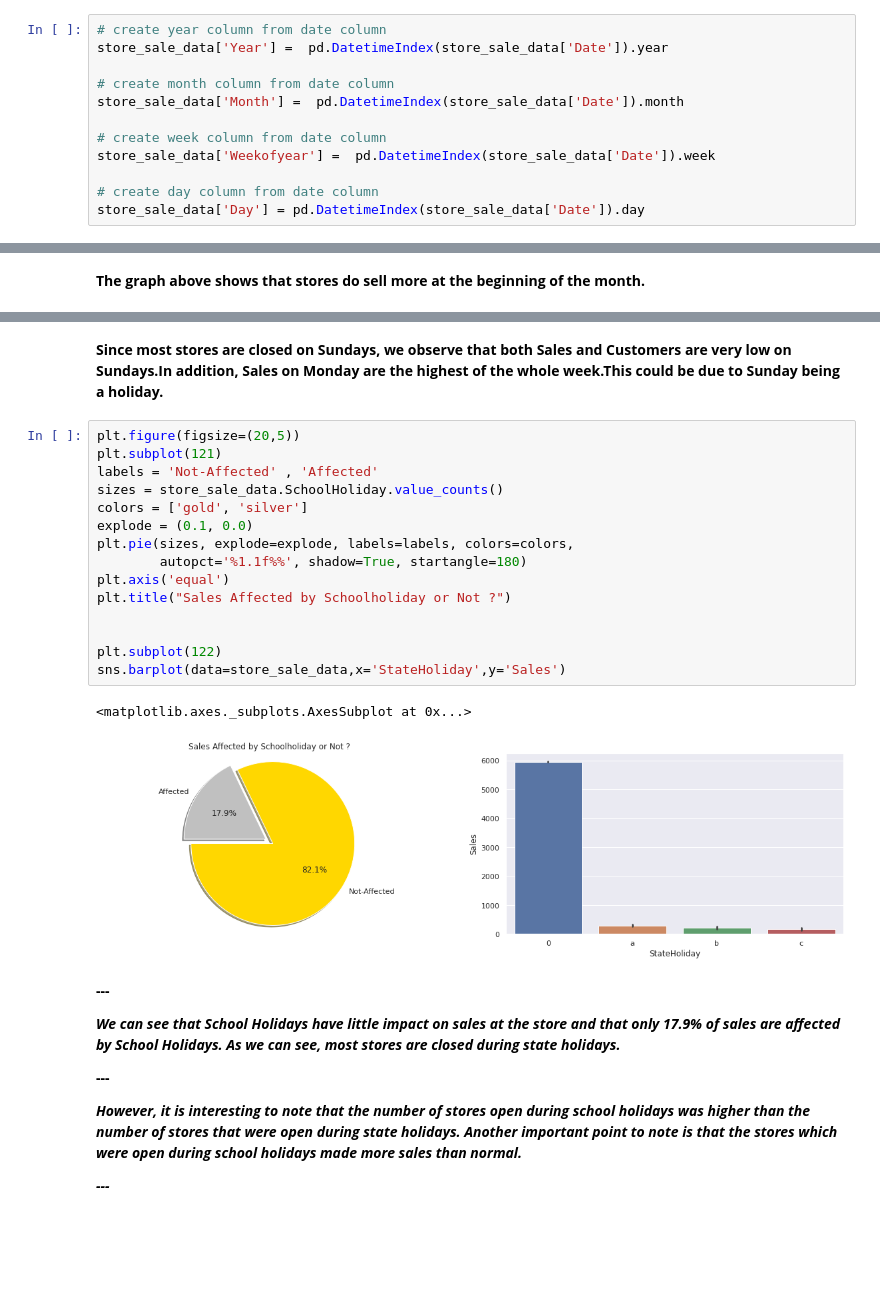
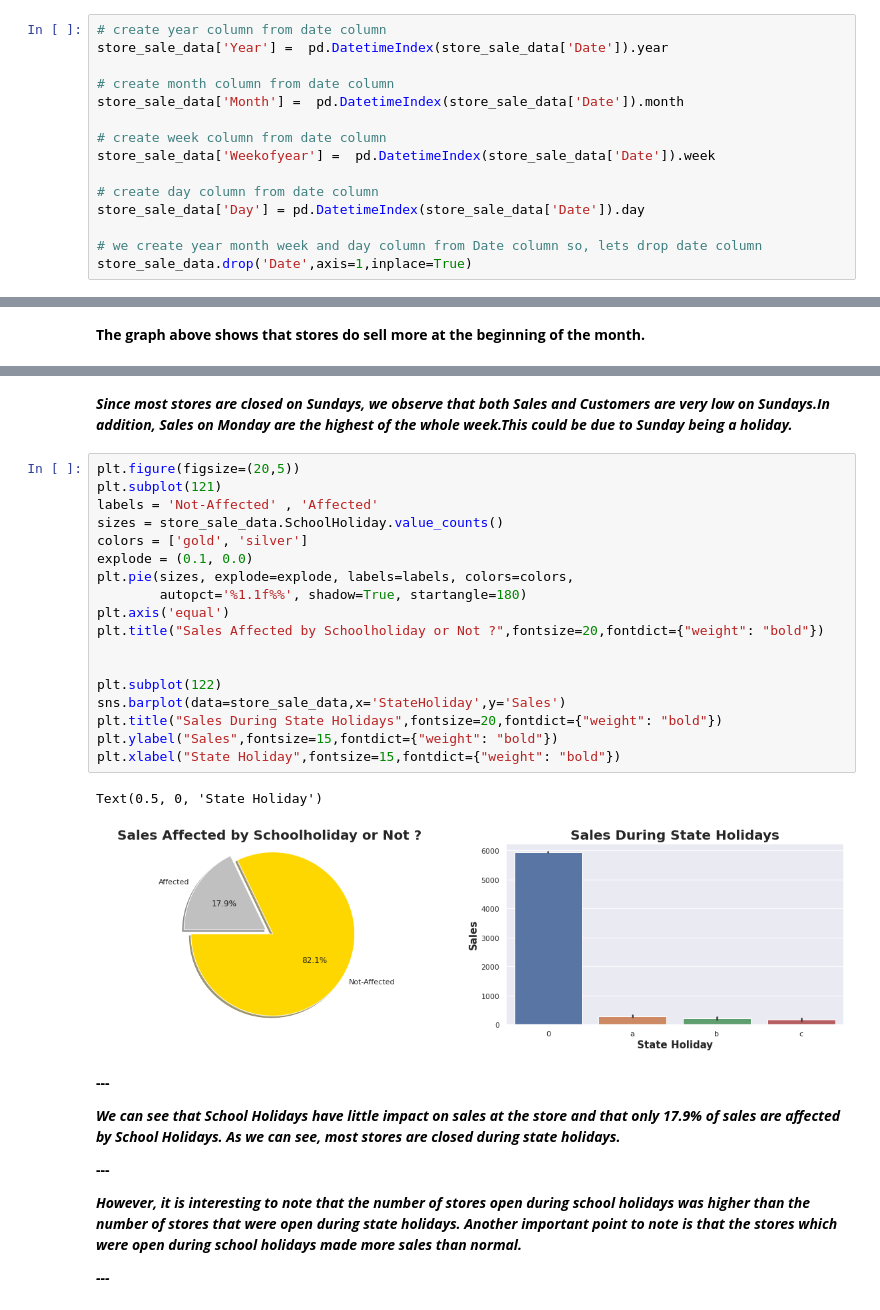
Before and after one commit to priyankashinde-DS/Rossmann_sales_prediction, a Jupyter notebook: ML(Supervised)_Rossmann_Sales_Prediction_Capstone_Project.ipynb, the cells around one changed output, grey strips where cells are left out. Saved outputs shown, nothing was run; the diff lists cells and outputs as text; blank space fills up the shorter version.

```diff
--- a/ML(Supervised)_Rossmann_Sales_Prediction_Capstone_Project.ipynb
+++ b/ML(Supervised)_Rossmann_Sales_Prediction_Capstone_Project.ipynb
@@ -375,6 +394,9 @@ store_sale_data['Weekofyear'] =  pd.DatetimeIndex(store_sale_data['Date']).week
 
 # create day column from date column
 store_sale_data['Day'] = pd.DatetimeIndex(store_sale_data['Date']).day
+
+# we create year month week and day column from Date column so, lets drop date column
+store_sale_data.drop('Date',axis=1,inplace=True)
 # %% [markdown]
 **In Date column using DatetimeIndex function extract other features year, month and weekofyear  from Date.**
 # %%
@@ -481,23 +525,26 @@ Text(0.5, 1.0, 'Average sales and number of customers per DayOfWeek')
 # %% [markdown]
-**Since most stores are closed on Sundays, we observe that both Sales and Customers are very low on Sundays.In addition, Sales on Monday are the highest of the whole week.This could be due to Sunday being a holiday.**
+***Since most stores are closed on Sundays, we observe that both Sales and Customers are very low on Sundays.In addition, Sales on Monday are the highest of the whole week.This could be due to Sunday being a holiday.***
 # %%
 plt.figure(figsize=(20,5))
 plt.subplot(121)
 labels = 'Not-Affected' , 'Affected'
 sizes = store_sale_data.SchoolHoliday.value_counts()
 colors = ['gold', 'silver']
 explode = (0.1, 0.0)
 plt.pie(sizes, explode=explode, labels=labels, colors=colors,
         autopct='%1.1f%%', shadow=True, startangle=180)
 plt.axis('equal')
-plt.title("Sales Affected by Schoolholiday or Not ?")
+plt.title("Sales Affected by Schoolholiday or Not ?",fontsize=20,fontdict={"weight": "bold"})
 
 
 plt.subplot(122)
 sns.barplot(data=store_sale_data,x='StateHoliday',y='Sales')
+plt.title("Sales During State Holidays",fontsize=20,fontdict={"weight": "bold"})
+plt.ylabel("Sales",fontsize=15,fontdict={"weight": "bold"})
+plt.xlabel("State Holiday",fontsize=15,fontdict={"weight": "bold"})
 # %% [output]
-<matplotlib.axes._subplots.AxesSubplot at 0x...>
+Text(0.5, 0, 'State Holiday')
-[figure, old version]
+[figure, new version]
 # %% [markdown]
 
 
```
Also changed, not shown: parts of 50 cells of this notebook.
